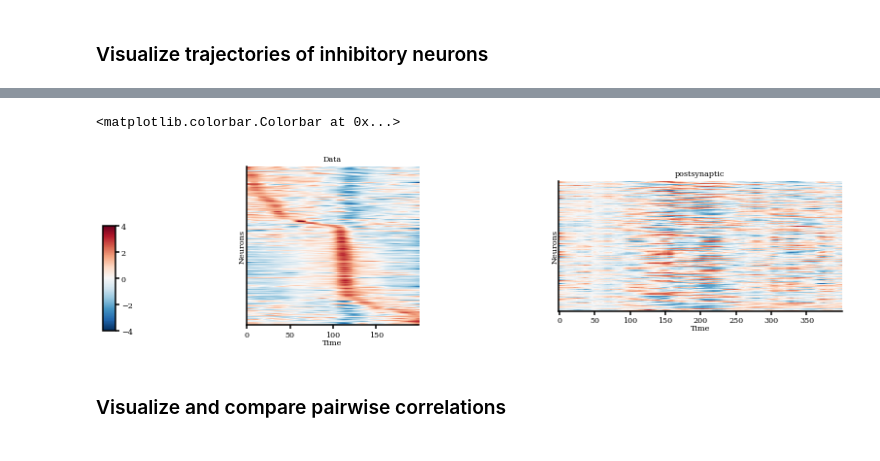
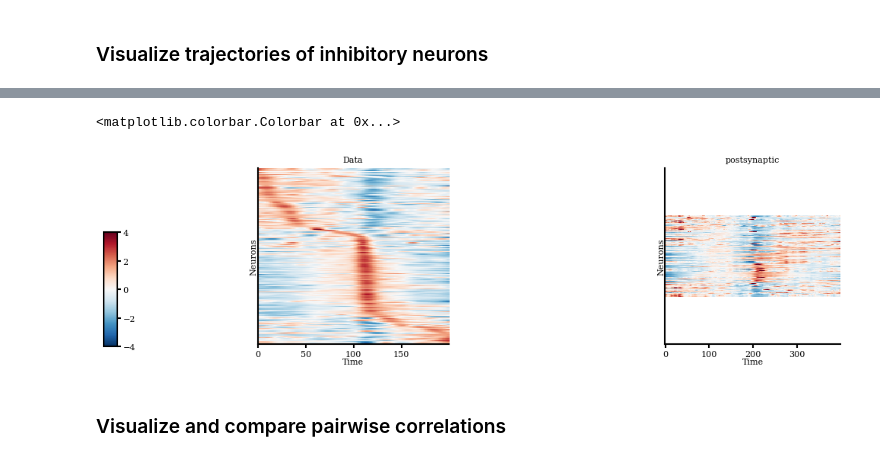
Before and after one commit to Matthijspals/mnm, a Jupyter notebook: generate_figures/temporal_geometric_eval.ipynb, the cells around one changed output, grey strips where cells are left out. Cells and saved outputs as stored; diff of their text form; code cells hidden in the pictures.

```diff
--- a/generate_figures/temporal_geometric_eval.ipynb
+++ b/generate_figures/temporal_geometric_eval.ipynb
@@ -49,9 +49,10 @@ config = {
     'min_max_norm_neuromod': True,
     'z_score_neurons': False,
     'deconvolve': False,
-    'convolve_spikes': True,
+    'convolve_spikes': False,
     'normalize_neuromod': True,
     'center_neuromod': False,
+    'center_data': True,
     'load_physiology': False,
     'shuffle': False,
     'dales_law': True
@@ -192,0 +305,22 @@ weight scaler 4
+# %%
+#stim = torch.zeros((0, x_.shape[1]))
+stim = stim_arr
+trajs = []
+num_trajs = 1
+t_start, t_end = config['baseline_test_start'], config['baseline_test_start'] + 600
+
+x_, s_ = get_block(spike_counts, neuromod_activity, t_start, t_end - t_start, config['bin_size'])
+
+s_ = (s_ - s_train.min()) / (s_train.max() - s_train.min())
+trajs_gen = {mechanism: [] for mechanism in neuromodulation_mechanisms}
+
+for mechanism in neuromodulation_mechanisms:
+    for i in range(num_trajs):
+        traj = generate_trajectory(torch.from_numpy(x_).to(torch.float32),
+                                torch.from_numpy(s_).to(torch.float32),
+                                stim,
+                                models[mechanism],
+                                mechanism if mechanism is not 'None' else None,
+                                initial_state="prior_sample")[1].detach()
+
+        trajs_gen[mechanism].append(traj)
@@ -318,7 +472,7 @@ vae.dim_u
 stim = torch.zeros((0, x_.shape[1]))
 stim = stim_arr
 trajs = []
-num_trajs = 25
+num_trajs = 1
 s_ = (s_ - s_train.min()) / (s_train.max() - s_train.min())
 trajs_gen = {mechanism: [] for mechanism in neuromodulation_mechanisms}
 
@@ -328,7 +482,9 @@ for mechanism in neuromodulation_mechanisms:
                                 torch.from_numpy(s_).to(torch.float32),
                                 stim,
                                 models[mechanism],
-                                mechanism if mechanism is not 'None' else None)[1].detach()
+                                mechanism if mechanism is not 'None' else None,
+                                initial_state="prior_sample")[1].detach()
+
         trajs_gen[mechanism].append(traj)
 # %% [markdown]
 ### Visualize trajectories of inhibitory neurons
@@ -419,35 +601,35 @@ ax[0].set_yticklabels([])
 ax[0].set_ylabel('Neurons')
 ax[0].set_xlabel('Time')
 ax[0].set_title('Data')
 
 i = 1
 for model in models.keys():
     if model is 'None': continue
     neuromod = model
     avg_traj = torch.stack(trajs_gen[neuromod]).mean(axis=0)
     psth_vals, psths, nrpn, ind_1 = compute_LC_trig_activity(avg_traj, s_, dur=400)
     psths_resorted = psth_vals[np.argsort(ind_test)]
     # psths_resorted = psth_vals
 
     psths_resorted = (psths_resorted - psths_resorted.mean(axis=1, keepdims=True)) / psths_resorted.std(axis=1, keepdims=True)
     mappable2 = ax[i].imshow(psths_resorted, cmap='RdBu_r', vmin=-4, vmax=4)
 
     ax[i].set_yticks([])
     ax[i].set_yticklabels([])
     ax[i].set_ylabel('Neurons')
     ax[i].set_xlabel('Time')
-
+    ax[i].set_box_aspect(1)
     # fig.colorbar(mappable1, label='intensity', shrink=0.5)
     ax[i].set_title(model)
     # break
     i += 1
 plt.tight_layout()
 cbar_ax = fig.add_axes([0.02, 0.1, 0.015, 0.5])
 # fig.savefig('../../results/figures/psth_neuromod_peaks.png')
 fig.colorbar(mappable, cax=cbar_ax)
 # %% [output]
 <matplotlib.colorbar.Colorbar at 0x...>
-[figure, old version]
+[figure, new version]
 # %% [markdown]
 ### Visualize and compare pairwise correlations
 # %%
```
Also changed, not shown: parts of 29 cells of this notebook, 6 other files.
